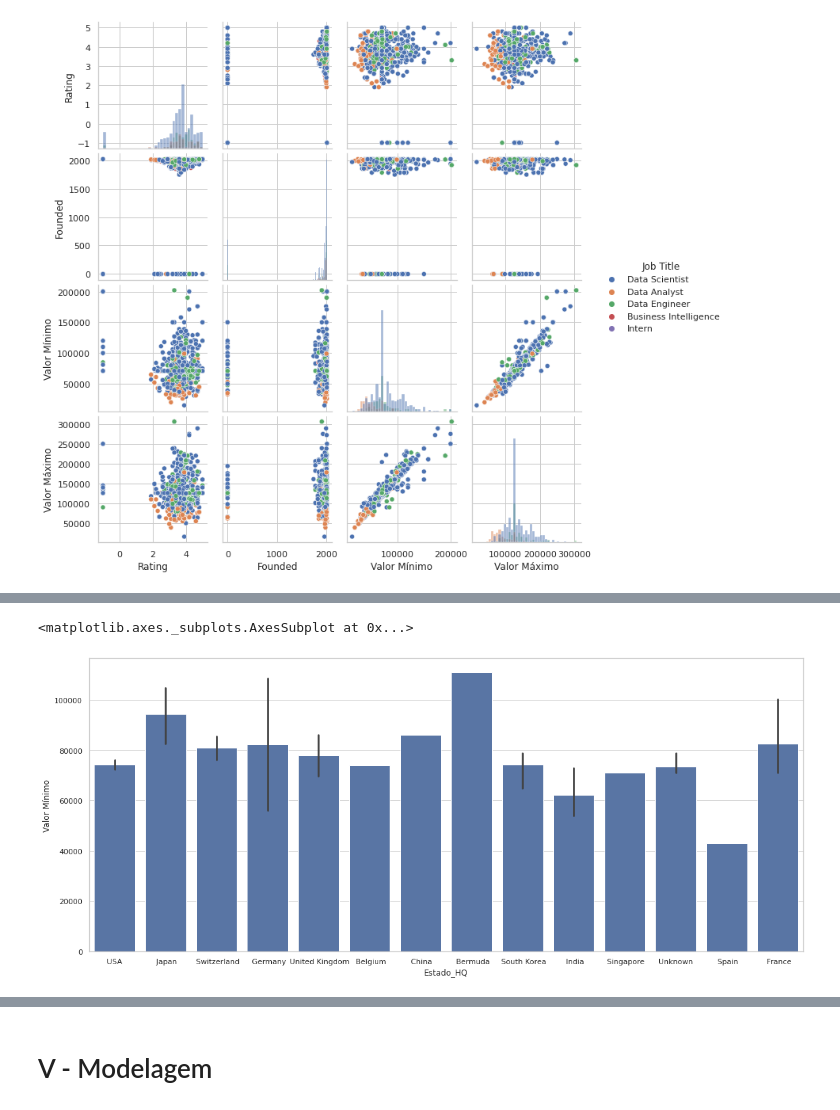
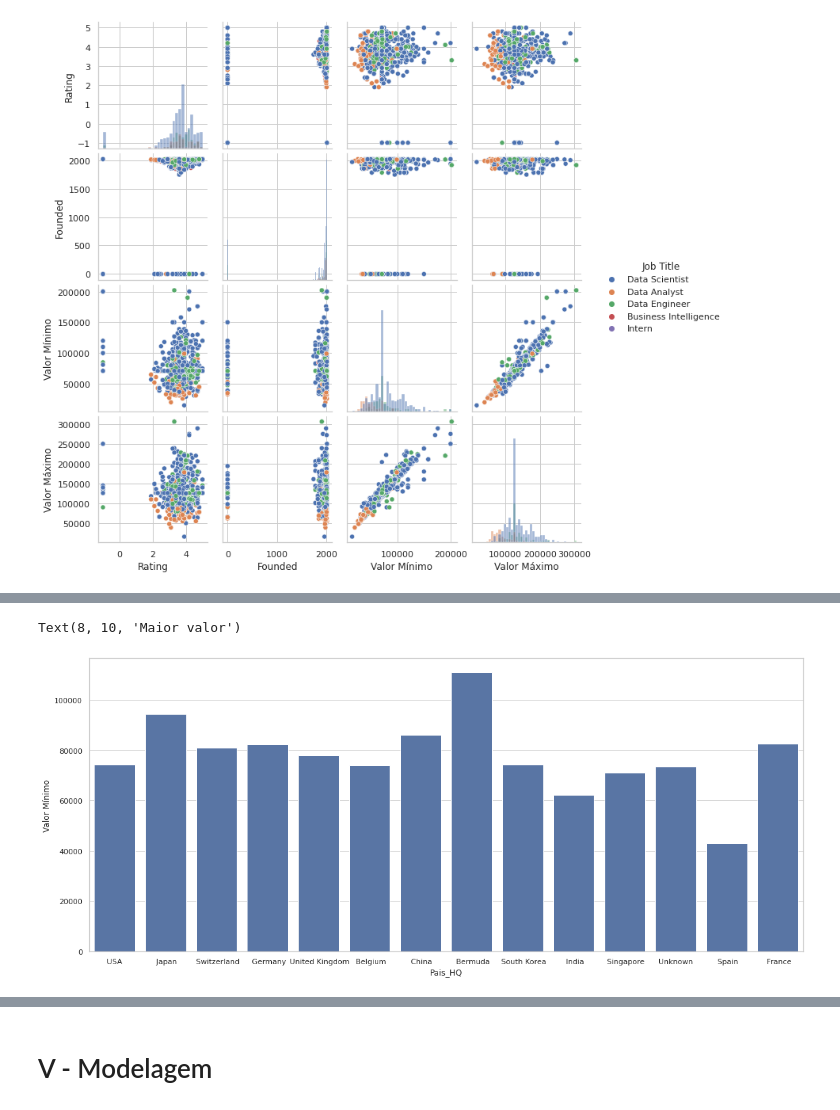
Before and after one commit to JoaoDaross/ProjetoFinalAwari, a Jupyter notebook: ProjetoFinalAwari.ipynb, the cells around one changed output, grey strips where cells are left out. Cells and saved outputs as stored; diff of their text form; code cells hidden in the pictures.

```diff
--- a/ProjetoFinalAwari.ipynb
+++ b/ProjetoFinalAwari.ipynb
@@ -266,13 +266,13 @@ df['Industry'] = df['Industry'].fillna('Unknown')
 df['Headquarters'] = df['Headquarters'].fillna('Unknown')
 
 # Transformando a coluna 'Headquarters' em duas colunas 'Cidade','Estado'
-df[['Cidade_HQ','Estado_HQ']] = df['Headquarters'].str.split(',', expand=True)
+df[['Cidade_HQ','Pais_HQ']] = df['Headquarters'].str.split(',', expand=True)
 
 # Substituindo  os valores vazios por Unknown
-df['Estado_HQ'] = df['Estado_HQ'].fillna('Unknown')
+df['Pais_HQ'] = df['Pais_HQ'].fillna('Unknown')
 
 # Transformando em paises
-df["Estado_HQ"].replace(
+df["Pais_HQ"].replace(
     to_replace=[' CA', ' MD', ' FL', ' WA', ' NY', ' TX', ' VA', ' AR',
        ' NJ', ' MA', ' CO', ' ID', ' GA', ' MI', ' IL', ' CT', ' NE', ' AL', ' MO', ' RI',
        ' OH', ' PA', ' LA', ' DC', ' MN', ' AZ',' IN', ' SC', ' UT', ' TN', ' WI',
@@ -443,9 +444,10 @@ sns.barplot(x="Estado_HQ",
 # %%
 plt.figure(figsize=(19, 8))
-sns.barplot(x="Estado_HQ",
+sns.barplot(x="Pais_HQ",
             y="Valor Mínimo",
             data=df,
-            color= cor_valor_minimo)
+            color= cor_valor_minimo,
+            errwidth=False)
 # %% [output]
-<matplotlib.axes._subplots.AxesSubplot at 0x...>
+Text(8, 10, 'Maior valor')
-[figure, old version]
+[figure, new version]
```
Also changed, not shown: parts of 7 cells of this notebook.
